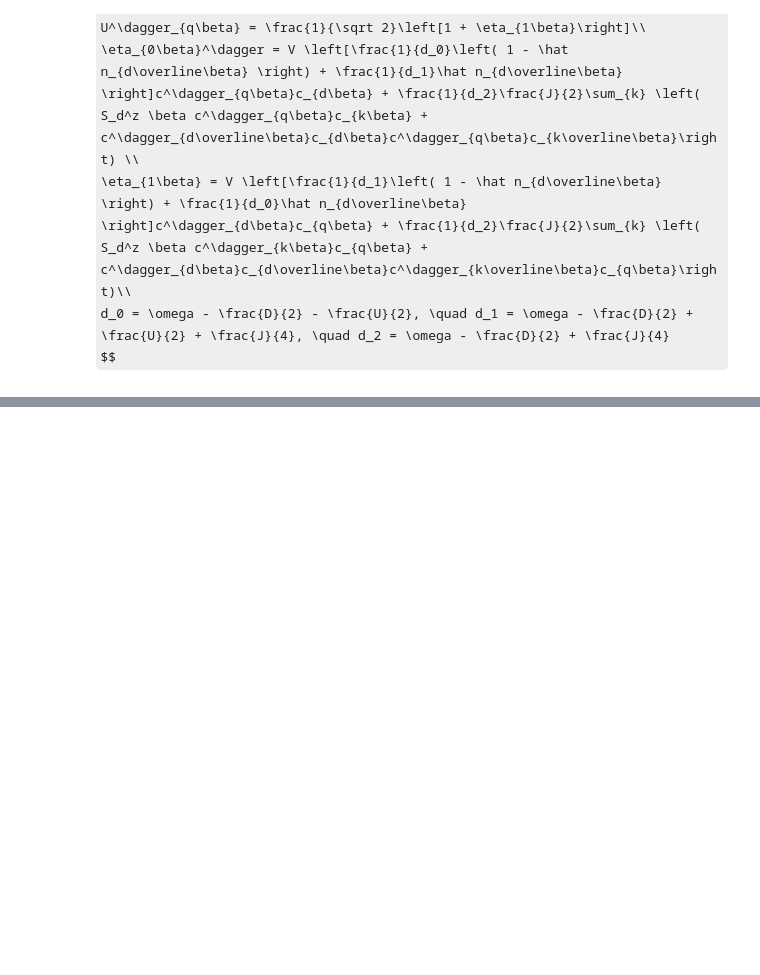
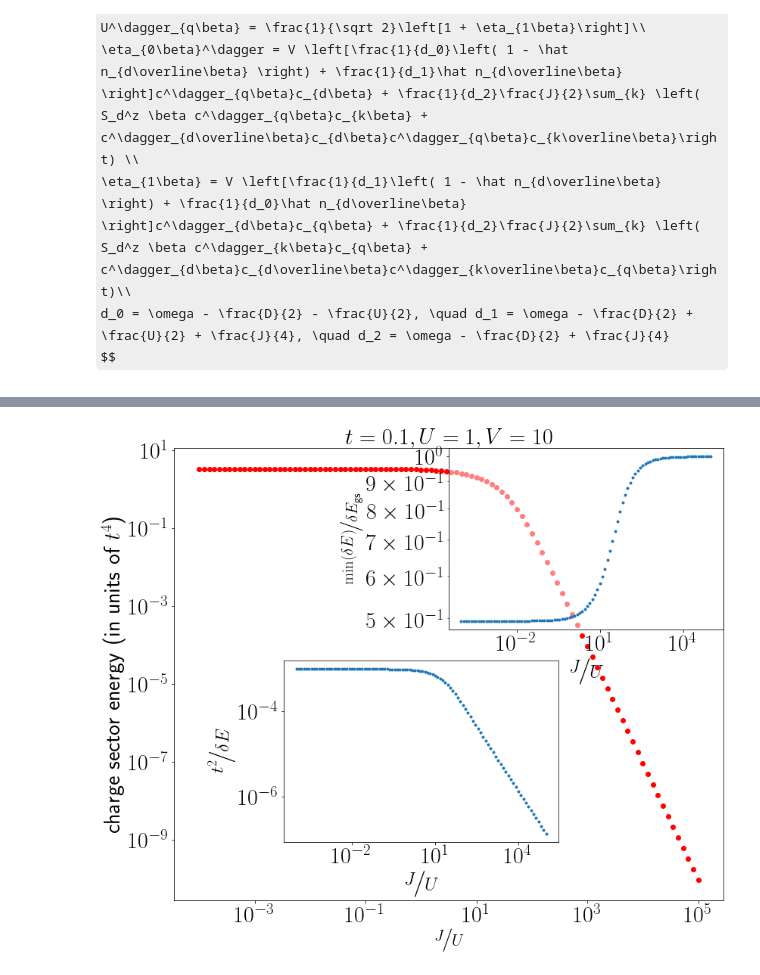
Before and after one commit to abhirup-m/Anderson-Impurity-Model-URG, a Jupyter notebook: numerics/spin-charge-symmetrical/spin_charge_symm.ipynb, the cells around one changed output, grey strips where cells are left out. Cells and saved outputs as stored; diff of their text form; code cells hidden in the pictures; some formulas as TeX source; blank space fills up the shorter version.

```diff
--- a/numerics/spin-charge-symmetrical/spin_charge_symm.ipynb
+++ b/numerics/spin-charge-symmetrical/spin_charge_symm.ipynb
@@ -1242,28 +1266,12 @@ plt.title(r"\Huge $U,J,t$ fixed $\big |$ $U$ varying")
 # %%
+U = 1
 V = 10
-U = 1
-net_charge_arr = []
-J_arr = 10**np.linspace(-4, 5, 100)*U
-max_frac_arr = []
-for J in J_arr:
-    net_charge, max_frac = leh_coeffs(U,V,J,t)
-    net_charge_arr.append(net_charge)
-    max_frac_arr.append(max_frac)
-
-plt.scatter(J_arr/U, np.array(net_charge_arr)/t**4, color='r', marker='o')
-
-
-plt.xscale("log")
-plt.yscale("log")
-plt.xlabel(r"$\nicefrac{J}{U}$")
-plt.ylabel(r"charge sector energy (in units of $t^4$)")
-
-ins = get_inset(plt.gca())
-ins.scatter(J_arr/U, max_frac_arr, marker='.')
-
-txt=  '\n'.join([r'$t = {}$'.format(t), r'$U = {}$'.format(U), r'$V = {}$'.format(V), r'max$(\nicefrac{{t^2}}{{\delta E}})={:.3f}$'.format(max(max_frac_arr)), r'min$(\nicefrac{{t^2}}{{\delta E}})={:.3f}$'.format(min(max_frac_arr))])
-plt.text(0.8, 0.8, txt, bbox=props, size=30, horizontalalignment='center', verticalalignment='center', transform=plt.gca().transAxes)
-plt.title(r"\Huge $U,V,t$ fixed $\big |$ $J$ varying")
-# plt.savefig("charge_energy_UVt_J.pdf", bbox_inches='tight')
+J_ = 10**np.linspace(-4, 5, 100)*U
+V_ = np.ones_like(V_)*V
+U_ = np.ones_like(V_)*U
+title = r"$t={}, U={}, V={}$".format(t, U, V)
+ax = plot_all_coeffs(t, U_, V_, J_, J_/U_, r"$\nicefrac{J}{U}$", title, save="charge_energy_UJt_V.pdf")
+# %% [output]
+[figure, added]
 # %%
 U = 1
```
Also changed, not shown: parts of 7 cells of this notebook, 8 other files.
